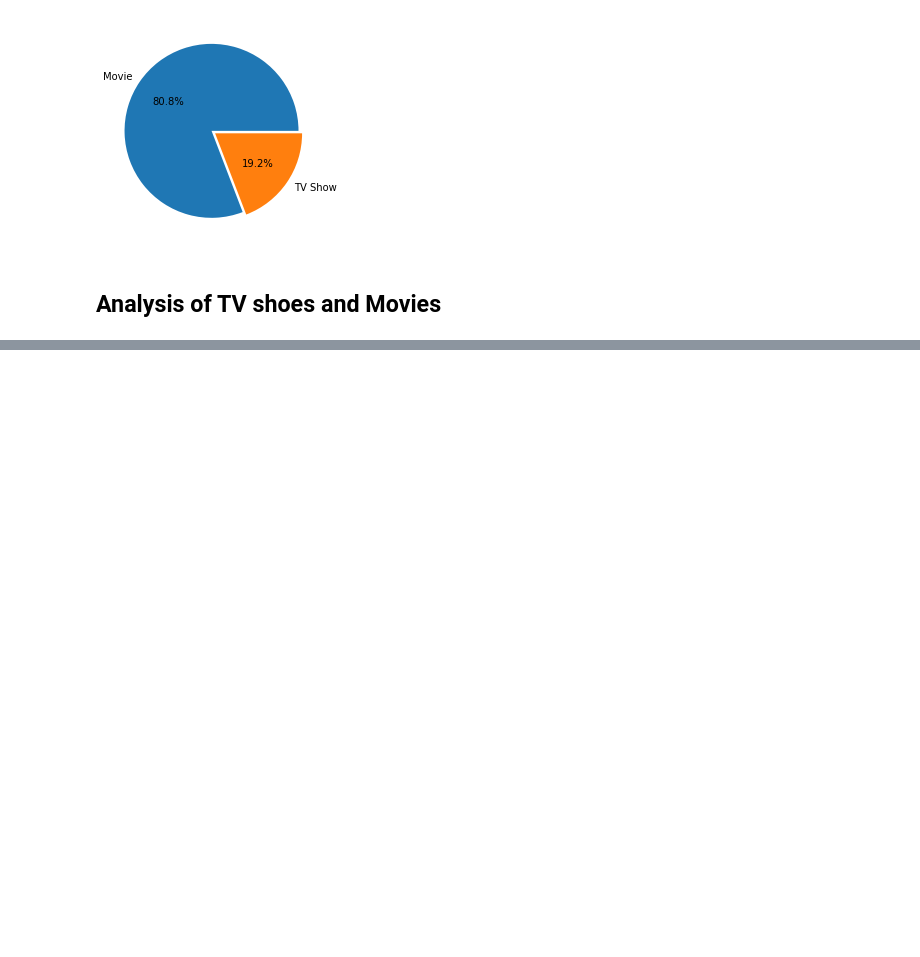
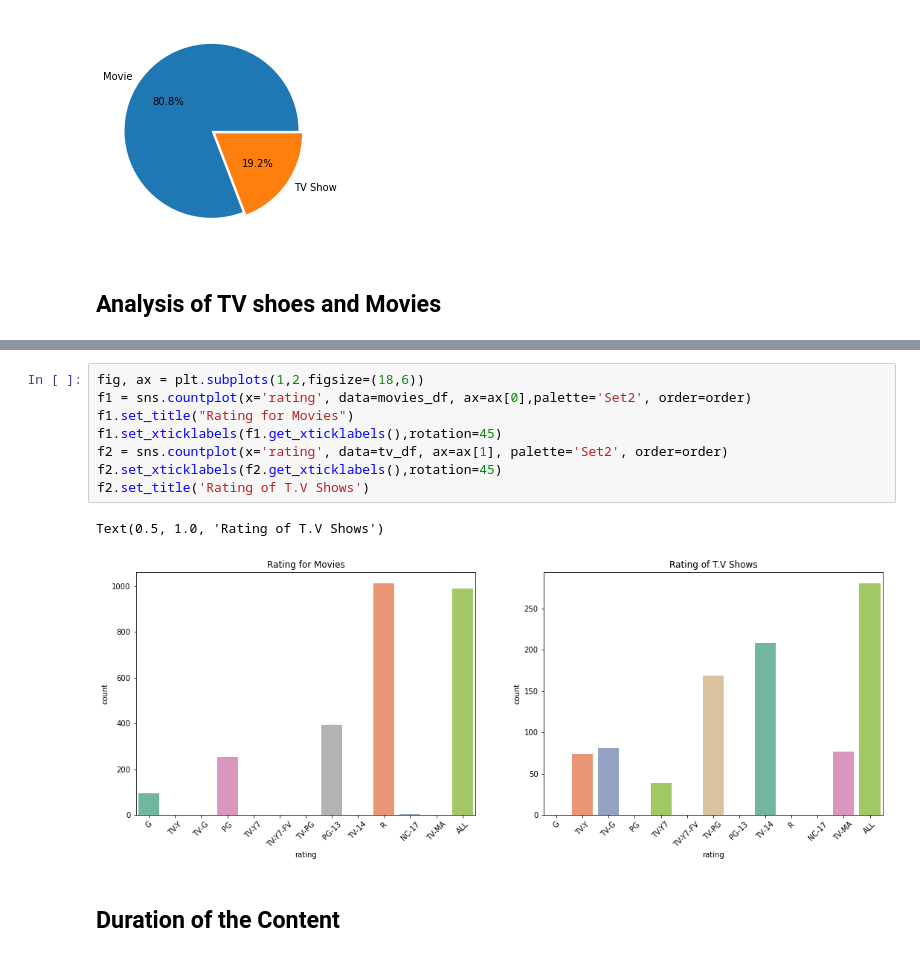
Before and after one commit to KunalSharma2001/Exploratory-data-analysis-EDA-, a Jupyter notebook: Amazon Prime EDA/Amazon-EDA.ipynb, the cells around one changed output, grey strips where cells are left out. Drawn from its saved outputs; the diff is of its cells as text; blank space fills up the shorter version.

```diff
--- a/Amazon Prime EDA/Amazon-EDA.ipynb
+++ b/Amazon Prime EDA/Amazon-EDA.ipynb
@@ -155,0 +302,13 @@ So start of by analysis different type of Movies and T.V Shoes
+# %%
+fig, ax = plt.subplots(1,2,figsize=(18,6))
+f1 = sns.countplot(x='rating', data=movies_df, ax=ax[0],palette='Set2', order=order)
+f1.set_title("Rating for Movies")
+f1.set_xticklabels(f1.get_xticklabels(),rotation=45)
+f2 = sns.countplot(x='rating', data=tv_df, ax=ax[1], palette='Set2', order=order)
+f2.set_xticklabels(f2.get_xticklabels(),rotation=45)
+f2.set_title('Rating of T.V Shows')
+# %% [output]
+Text(0.5, 1.0, 'Rating of T.V Shows')
+[figure, added]
+# %% [markdown]
+## Duration of the Content
```
Also changed, not shown: parts of 30 cells of this notebook.
